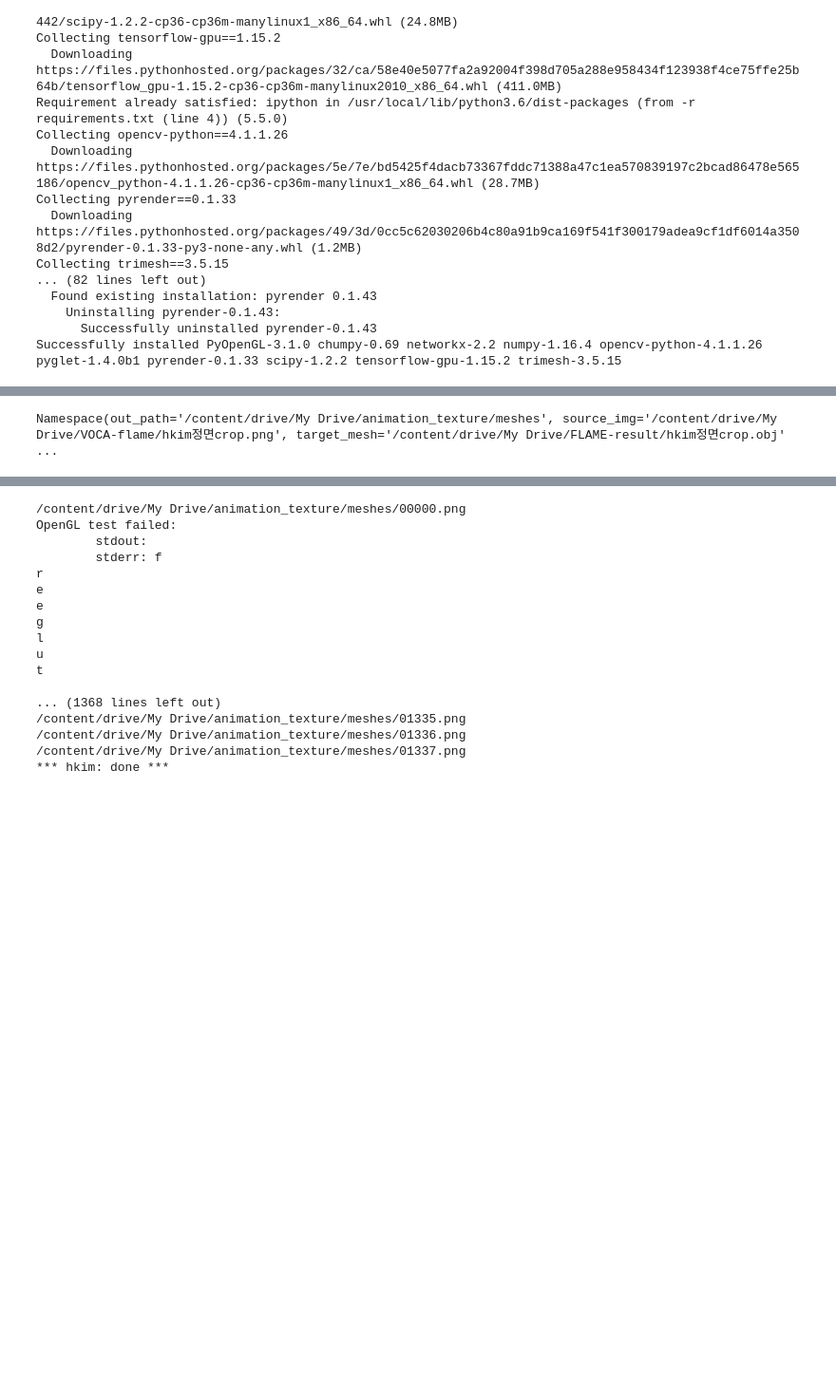
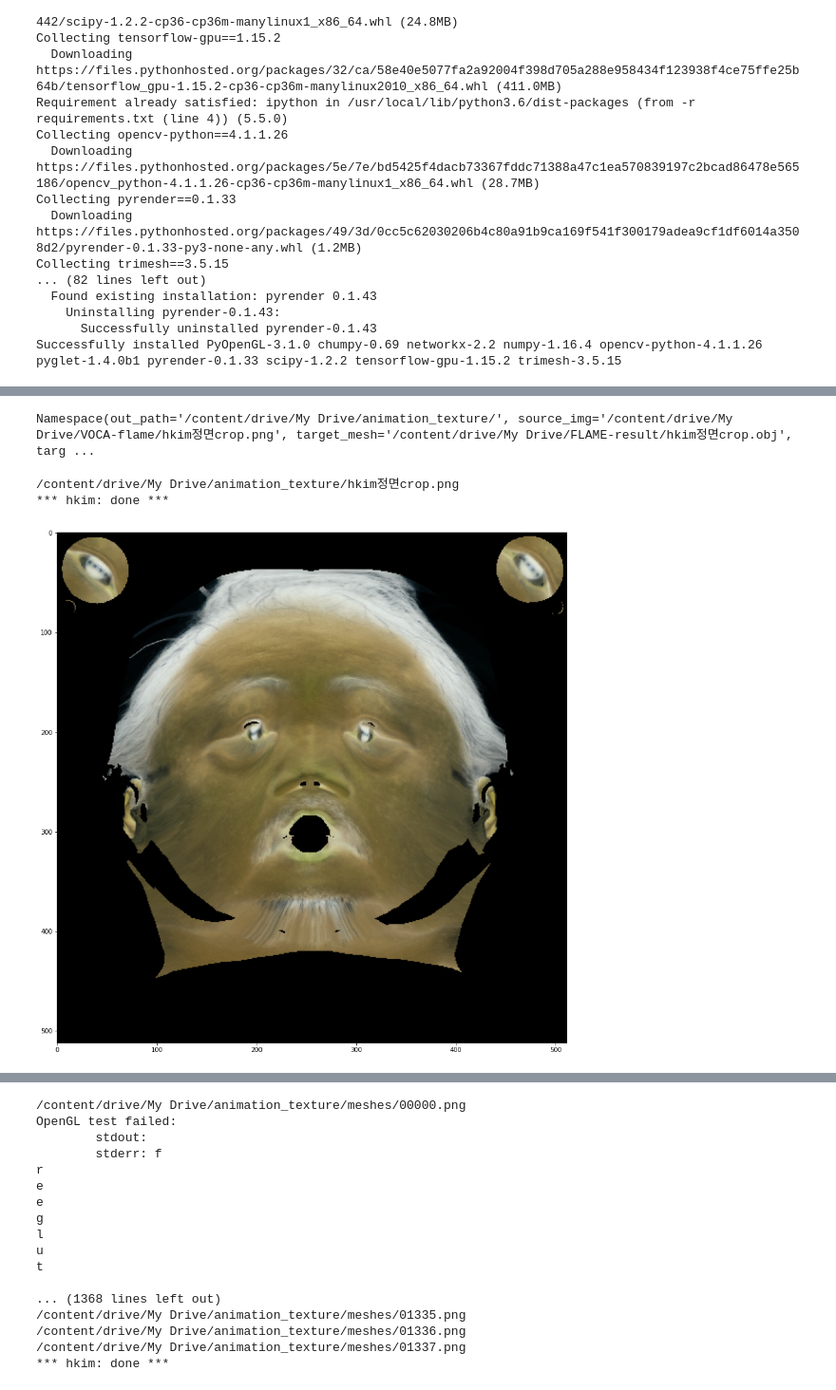
Before and after one commit to secutron/RunTime, a Jupyter notebook: GPipe2UV.ipynb, the cells around one changed output, grey strips where cells are left out. Shown at 95% size. Saved outputs shown, nothing was run; the diff lists cells and outputs as text; code cells hidden in the pictures; blank space fills up the shorter version.

```diff
--- a/GPipe2UV.ipynb
+++ b/GPipe2UV.ipynb
@@ -187,8 +143,8 @@ parser = argparse.ArgumentParser(description='Build texture from image')
 parser.add_argument('--source_img', default='/content/drive/My Drive/VOCA-flame/hkim정면crop.png', help='source image filename')
 parser.add_argument('--target_mesh', default='/content/drive/My Drive/FLAME-result/hkim정면crop.obj', help='target mesh filename')
 parser.add_argument('--target_scale', default='/content/drive/My Drive/FLAME-result/hkim정면crop_scale.npy', help='scale of the target mesh for the image projection')
-parser.add_argument('--texture_mapping', default='./data/texture_data.npy', help='pre-computed FLAME texture mapping')
-parser.add_argument('--out_path', default='/content/drive/My Drive/animation_texture/meshes', help='output path')
+parser.add_argument('--texture_mapping', default='/content/drive/My Drive/GTask/VOCA/FLAME/data/texture_data.npy', help='pre-computed FLAME texture mapping')
+parser.add_argument('--out_path', default='/content/drive/My Drive/animation_texture/', help='output path')
 
 args = parser.parse_args(args=[])
 
@@ -205,4 +161,4 @@ out_path = args.out_path
 
 print(args)
 # %% [output]
-Namespace(out_path='/content/drive/My Drive/animation_texture/meshes', source_img='/content/drive/My Drive/VOCA-flame/hkim정면crop.png', target_mesh='/content/drive/My Drive/FLAME-result/hkim정면crop.obj' ...
+Namespace(out_path='/content/drive/My Drive/animation_texture/', source_img='/content/drive/My Drive/VOCA-flame/hkim정면crop.png', target_mesh='/content/drive/My Drive/FLAME-result/hkim정면crop.obj', targ ...
@@ -208,0 +194,40 @@ Namespace(out_path='/content/drive/My Drive/animation_texture/meshes', source_im
+# %%
+source_img = cv2.imread(source_img_fname)
+
+tmp_mesh = Mesh(filename="/content/drive/My Drive/animation_output/meshes/00000.obj")
+
+target_mesh = Mesh(filename=target_mesh_fname)
+# 이거야 이거!
+target_mesh.f = tmp_mesh.f
+#
+
+target_mesh.set_vertex_colors('white')
+target_scale = np.load(target_scale_fname)
+
+if sys.version_info >= (3, 0):
+  texture_data = np.load(texture_mapping, allow_pickle=True, encoding='latin1').item()
+else:
+  texture_data = np.load(texture_mapping, allow_pickle=True).item()
+texture_map = compute_texture_map(source_img, target_mesh, target_scale, texture_data)
+
+out_mesh_fname = os.path.join(out_path, os.path.splitext(os.path.basename(source_img_fname))[0] + '.obj')
+out_img_fname = os.path.join(out_path, os.path.splitext(os.path.basename(source_img_fname))[0] + '.png')
+
+print(out_img_fname)
+
+cv2.imwrite(out_img_fname, texture_map)
+target_mesh.vt = texture_data['vt']
+target_mesh.ft = texture_data['ft']
+target_mesh.set_texture_image(out_img_fname)
+target_mesh.write_obj(out_mesh_fname)
+#target_mesh.show()
+
+fig = plt.figure(figsize=(30, 15))
+plt.imshow((texture_map * 255).astype(np.uint8)) # (out * 255).astype(np.uint8)
+
+
+print('*** hkim: done ***')
+# %% [output]
+/content/drive/My Drive/animation_texture/hkim정면crop.png
+*** hkim: done ***
+[figure, added]
```
Also changed, not shown: parts of 14 cells of this notebook.
